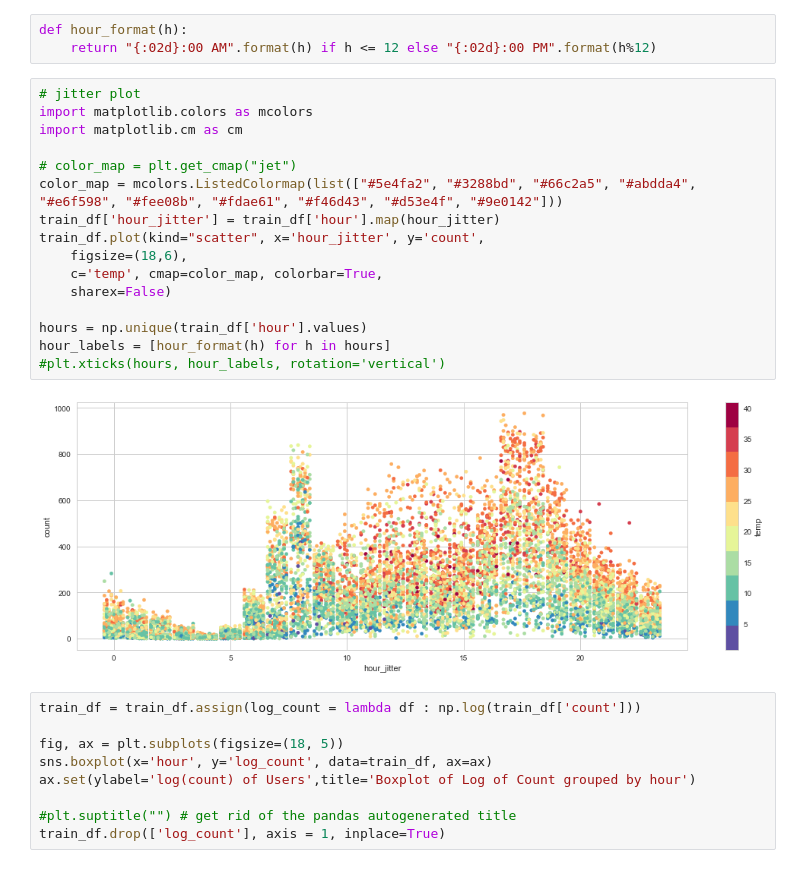
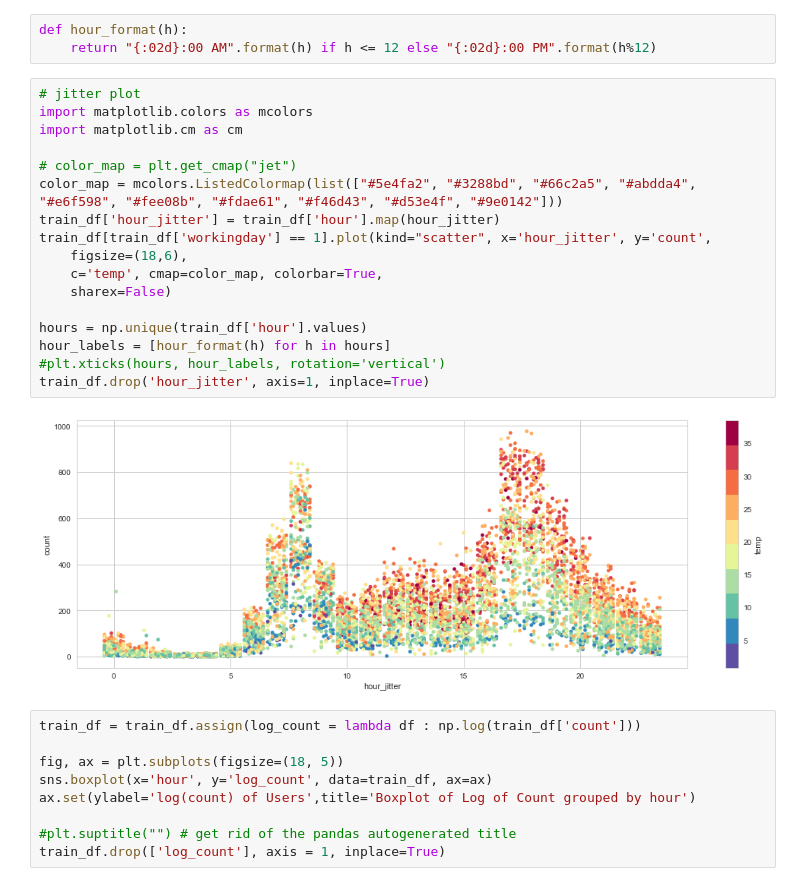
Before and after one commit to LinuxAI-PKU/ml-workspace, a Jupyter notebook: kaggle-bike-sharing-demand/kaggle-bike-sharing-demand.ipynb, the cells around one changed output. Saved outputs shown, nothing was run; the diff lists cells and outputs as text.

```diff
--- a/kaggle-bike-sharing-demand/kaggle-bike-sharing-demand.ipynb
+++ b/kaggle-bike-sharing-demand/kaggle-bike-sharing-demand.ipynb
@@ -430,21 +502,22 @@ def hour_format(h):
 # %%
 # jitter plot
 import matplotlib.colors as mcolors
 import matplotlib.cm as cm
 
 # color_map = plt.get_cmap("jet")
 color_map = mcolors.ListedColormap(list(["#5e4fa2", "#3288bd", "#66c2a5", "#abdda4", "#e6f598", "#fee08b", "#fdae61", "#f46d43", "#d53e4f", "#9e0142"]))
 train_df['hour_jitter'] = train_df['hour'].map(hour_jitter)
-train_df.plot(kind="scatter", x='hour_jitter', y='count',
+train_df[train_df['workingday'] == 1].plot(kind="scatter", x='hour_jitter', y='count',
     figsize=(18,6),
     c='temp', cmap=color_map, colorbar=True,
     sharex=False)
 
 hours = np.unique(train_df['hour'].values)
 hour_labels = [hour_format(h) for h in hours]
 #plt.xticks(hours, hour_labels, rotation='vertical')
+train_df.drop('hour_jitter', axis=1, inplace=True)
 # %% [output]
-[figure, old version]
+[figure, new version]
 # %%
 train_df = train_df.assign(log_count = lambda df : np.log(train_df['count']))
 
```
Also changed, not shown: parts of 33 cells of this notebook, 1 other file.
